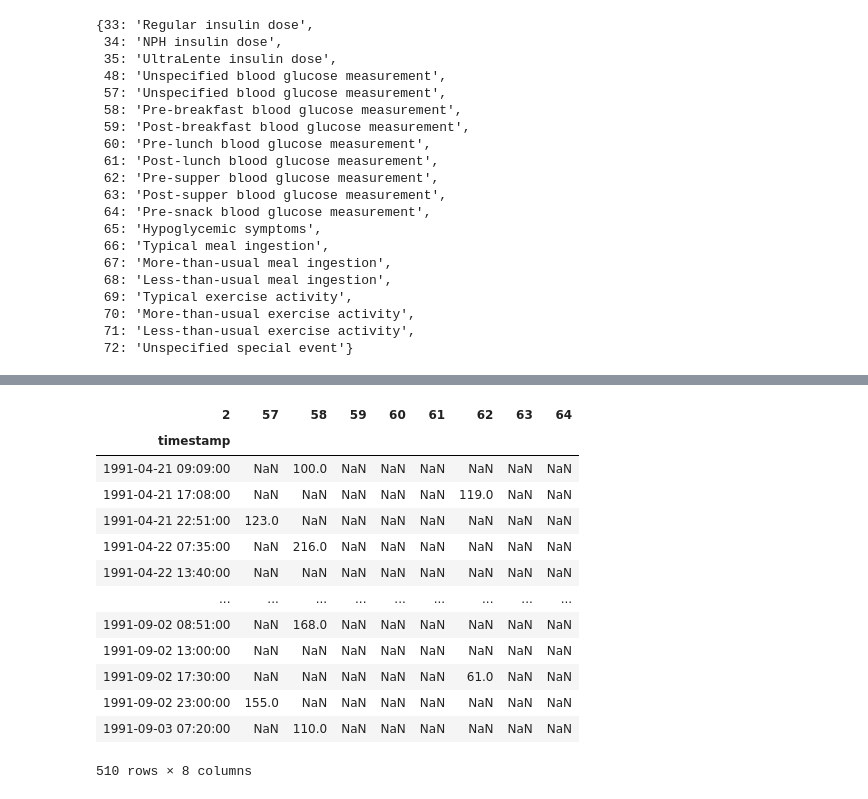
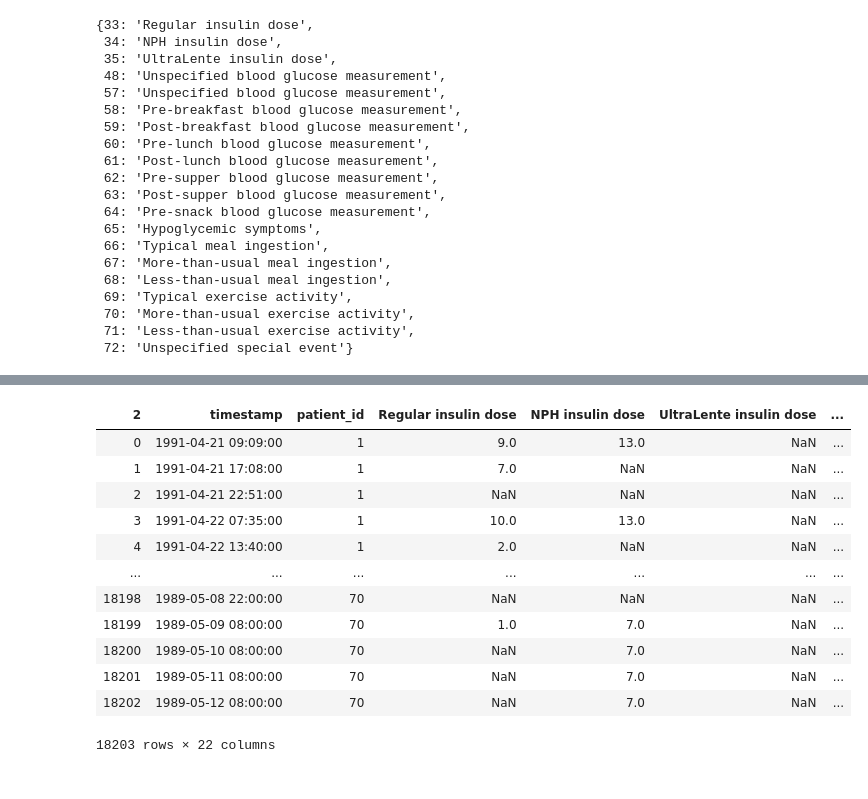
Before and after one commit to Build-Week-Diabetes-Manager/DS, a Jupyter notebook: Exploration-Richmond.ipynb, the cells around one changed output, grey strips where cells are left out. Cells and saved outputs as stored; diff of their text form; code cells hidden in the pictures.

```diff
--- a/Exploration-Richmond.ipynb
+++ b/Exploration-Richmond.ipynb
@@ -240,6 +237,16 @@ df[df['patient_id'] == 67]
 # safe to drop
 df = df.drop(df[df[0] =='06-31-1991'].index)
 df = df.drop(df[df[1].isin(['56:35', '188:00'])].index)
+# %%
+#Drop more invalid data
+non_ints = set([])
+for val in df[3]:
+    try:
+        int(val)
+    except:
+        non_ints.add(val)
+        print(val)
+df = df.drop(df[df[3].isin(non_ints)].index)
 # %%
 df['timestamp'] = df.apply(lambda x: datetime.datetime.strptime(f'{x[0]} {x[1]}', '%m-%d-%Y %H:%M'), axis=1)
 df
@@ -338,0 +381,19 @@ patient_1.rename(columns=code_dict)
+# %%
+def display_tablenames(df):
+    return df.rename(columns=code_dict)
+# %%
+display_tablenames(tidy1)
+# %% [output]
+| 2 | timestamp | patient_id | Regular insulin dose | NPH insulin dose | UltraLente insulin dose | ... |
+| 0 | 1991-04-21 09:09:00 | 1 | 9.0 | 13.0 | NaN | ... |
+| 1 | 1991-04-21 17:08:00 | 1 | 7.0 | NaN | NaN | ... |
+| 2 | 1991-04-21 22:51:00 | 1 | NaN | NaN | NaN | ... |
+| 3 | 1991-04-22 07:35:00 | 1 | 10.0 | 13.0 | NaN | ... |
+| 4 | 1991-04-22 13:40:00 | 1 | 2.0 | NaN | NaN | ... |
+| ... | ... | ... | ... | ... | ... | ... |
+| 18198 | 1989-05-08 22:00:00 | 70 | NaN | NaN | NaN | ... |
+| 18199 | 1989-05-09 08:00:00 | 70 | 1.0 | 7.0 | NaN | ... |
+| 18200 | 1989-05-10 08:00:00 | 70 | NaN | 7.0 | NaN | ... |
+| 18201 | 1989-05-11 08:00:00 | 70 | NaN | 7.0 | NaN | ... |
+| 18202 | 1989-05-12 08:00:00 | 70 | NaN | 7.0 | NaN | ... |
+18203 rows × 22 columns
@@ -339,17 +402,2 @@ patient_1.rename(columns=code_dict)
 # %%
-patient_1.apply(lambda x: x[glucose_indices], axis=1)
+tidy1['glucose measurement'] = tidy1[glucose_indices].apply(lambda x: x.max(), axis=1)
-# %% [output]
-| 2 | 57 | 58 | 59 | 60 | 61 | 62 | 63 | 64 |
-| timestamp |  |  |  |  |  |  |  |  |
-| 1991-04-21 09:09:00 | NaN | 100.0 | NaN | NaN | NaN | NaN | NaN | NaN |
-| 1991-04-21 17:08:00 | NaN | NaN | NaN | NaN | NaN | 119.0 | NaN | NaN |
-| 1991-04-21 22:51:00 | 123.0 | NaN | NaN | NaN | NaN | NaN | NaN | NaN |
-| 1991-04-22 07:35:00 | NaN | 216.0 | NaN | NaN | NaN | NaN | NaN | NaN |
-| 1991-04-22 13:40:00 | NaN | NaN | NaN | NaN | NaN | NaN | NaN | NaN |
-| ... | ... | ... | ... | ... | ... | ... | ... | ... |
-| 1991-09-02 08:51:00 | NaN | 168.0 | NaN | NaN | NaN | NaN | NaN | NaN |
-| 1991-09-02 13:00:00 | NaN | NaN | NaN | NaN | NaN | NaN | NaN | NaN |
-| 1991-09-02 17:30:00 | NaN | NaN | NaN | NaN | NaN | 61.0 | NaN | NaN |
-| 1991-09-02 23:00:00 | 155.0 | NaN | NaN | NaN | NaN | NaN | NaN | NaN |
-| 1991-09-03 07:20:00 | NaN | 110.0 | NaN | NaN | NaN | NaN | NaN | NaN |
-510 rows × 8 columns
```
Also changed, not shown: parts of 27 cells of this notebook.
